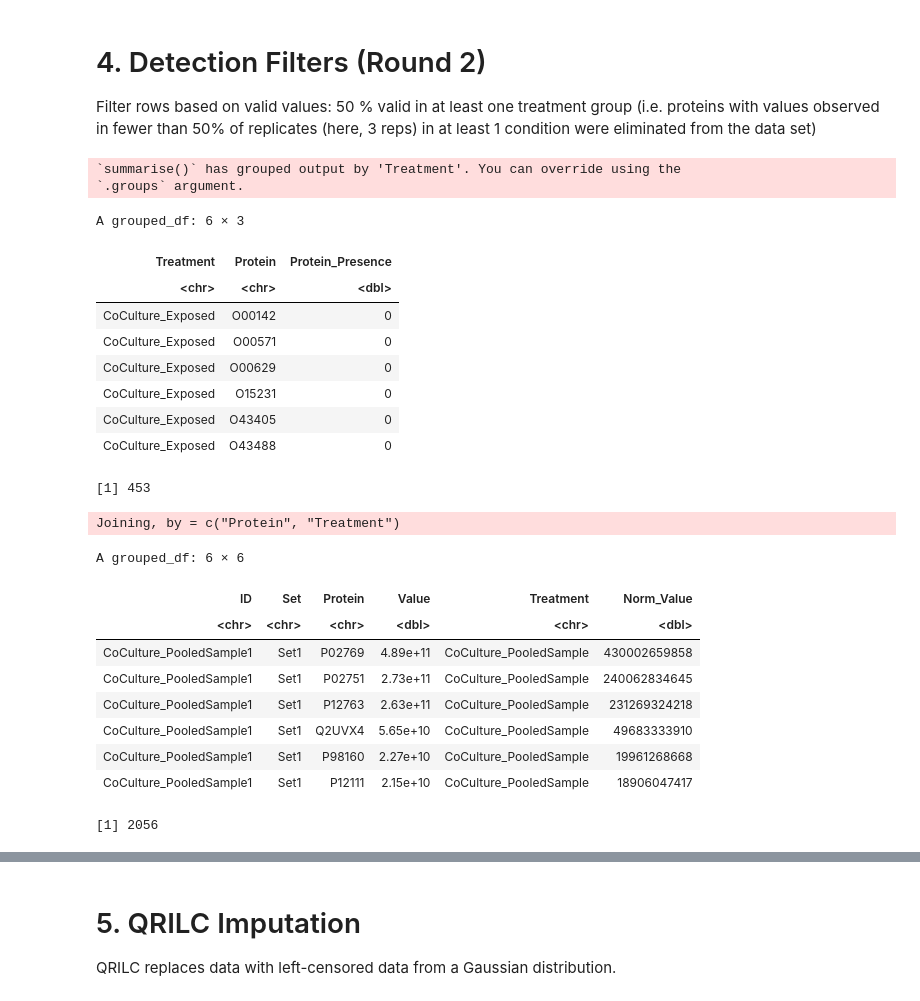
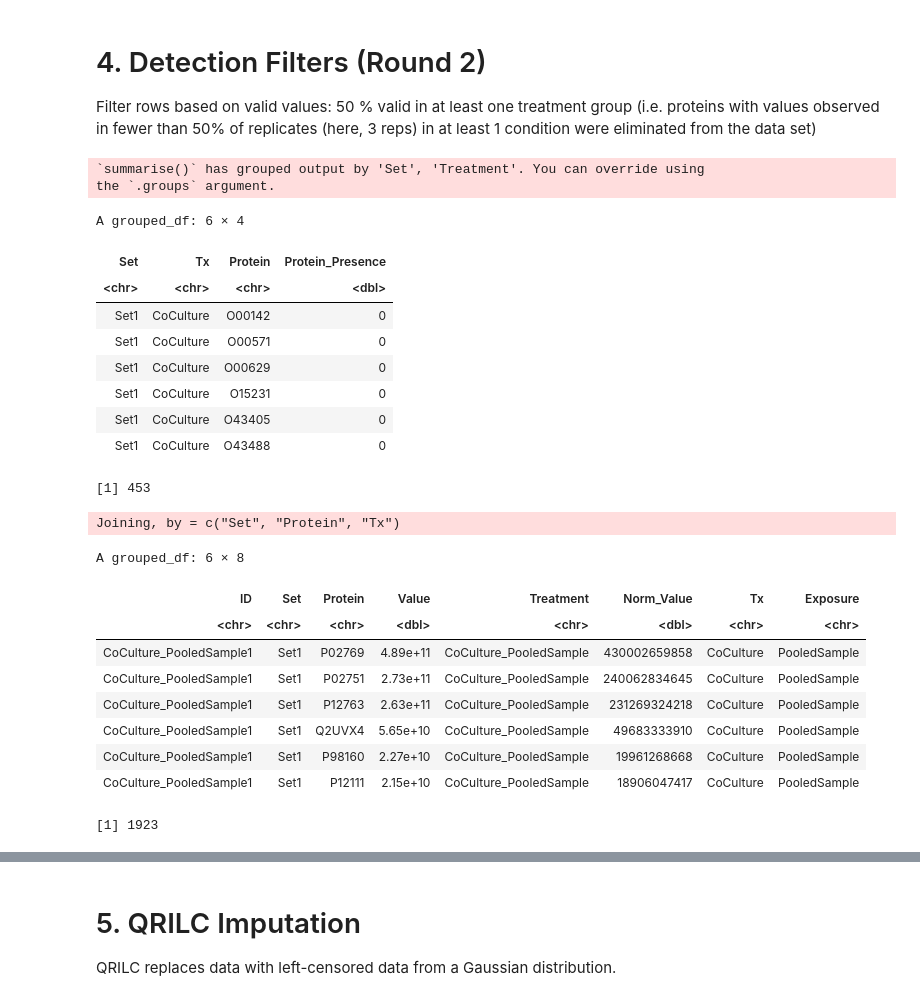
Before and after one commit to alexispayton/Wildfires-and-Extracellular-Vesicles-EVs-Woodsmoke-Alters-EV-Proteomic-Signatures-involved-in-Ext, a Jupyter notebook: 3. Proteomics Data Processing/Data Pre-processing.ipynb, the cells around one changed output, grey strips where cells are left out. Drawn from its saved outputs; the diff is of its cells as text; code cells hidden in the pictures.

```diff
--- a/3. Proteomics Data Processing/Data Pre-processing.ipynb
+++ b/3. Proteomics Data Processing/Data Pre-processing.ipynb
@@ -203,10 +182,13 @@ Filter rows based on valid values: 50 % valid in at least one treatment group (i
 removed_proteins_df = proteome_df %>%
     #creating 2 count cols: 1st for non-missing data, 2nd for all data
     mutate(data_count = ifelse(is.na(Value), 0, 1), all_count = 1) %>%
-    group_by(Treatment, Protein) %>%
+    group_by(Set, Treatment, Protein) %>%
     summarize(Protein_Presence = sum(data_count)/ sum(all_count) * 100) %>%
     filter(Protein_Presence < 50) %>%
-    arrange(Protein_Presence)
+    arrange(Protein_Presence) %>%
+    #just want a column that specifies the treatment and exposure separately to more easily remove proteins later
+    separate(Treatment, c("Tx", "Exposure"), sep = "_") %>%
+    select(-Exposure)
 
 head(removed_proteins_df)
 
@@ -214,36 +196,41 @@ removed_proteins = unique(removed_proteins_df$Protein)
 #number of proteins removed
 length(removed_proteins)
 # %% [output]
-`summarise()` has grouped output by 'Treatment'. You can override using the
-`.groups` argument.
+`summarise()` has grouped output by 'Set', 'Treatment'. You can override using
+the `.groups` argument.
-A grouped_df: 6 × 3
+A grouped_df: 6 × 4
-| Treatment | Protein | Protein_Presence |
-| <chr> | <chr> | <dbl> |
-| CoCulture_Exposed | O00142 | 0 |
-| CoCulture_Exposed | O00571 | 0 |
-| CoCulture_Exposed | O00629 | 0 |
-| CoCulture_Exposed | O15231 | 0 |
-| CoCulture_Exposed | O43405 | 0 |
-| CoCulture_Exposed | O43488 | 0 |
+| Set | Tx | Protein | Protein_Presence |
+| <chr> | <chr> | <chr> | <dbl> |
+| Set1 | CoCulture | O00142 | 0 |
+| Set1 | CoCulture | O00571 | 0 |
+| Set1 | CoCulture | O00629 | 0 |
+| Set1 | CoCulture | O15231 | 0 |
+| Set1 | CoCulture | O43405 | 0 |
+| Set1 | CoCulture | O43488 | 0 |
 [1] 453
 # %%
 # removing those 453 proteins from the entire dataset (but within each set)
 
-#finding proteins that exist only in the transformed_df but not the removed proteins_df
+#modifying cols of normalized df
+normalized_df = normalized_df %>%
+    mutate(Tx = Treatment) %>%
+    separate(Tx, c("Tx", "Exposure"), sep = "_")
+
+#finding proteins that exist only in the normalized_df but not the removed proteins_df
 detection_filter_2_df = anti_join(normalized_df, removed_proteins_df)
 head(detection_filter_2_df)
 
 #number of proteins kept
 length(unique(detection_filter_2_df$Protein))
 # %% [output]
-Joining, by = c("Protein", "Treatment")
+Joining, by = c("Set", "Protein", "Tx")
-A grouped_df: 6 × 6
+A grouped_df: 6 × 8
-| ID | Set | Protein | Value | Treatment | Norm_Value |
-| <chr> | <chr> | <chr> | <dbl> | <chr> | <dbl> |
-| CoCulture_PooledSample1 | Set1 | P02769 | 4.89e+11 | CoCulture_PooledSample | 430002659858 |
-| CoCulture_PooledSample1 | Set1 | P02751 | 2.73e+11 | CoCulture_PooledSample | 240062834645 |
-| CoCulture_PooledSample1 | Set1 | P12763 | 2.63e+11 | CoCulture_PooledSample | 231269324218 |
-| CoCulture_PooledSample1 | Set1 | Q2UVX4 | 5.65e+10 | CoCulture_PooledSample | 49683333910 |
-| CoCulture_PooledSample1 | Set1 | P98160 | 2.27e+10 | CoCulture_PooledSample | 19961268668 |
-| CoCulture_PooledSample1 | Set1 | P12111 | 2.15e+10 | CoCulture_PooledSample | 18906047417 |
+| ID | Set | Protein | Value | Treatment | Norm_Value | Tx | Exposure |
+| <chr> | <chr> | <chr> | <dbl> | <chr> | <dbl> | <chr> | <chr> |
+| CoCulture_PooledSample1 | Set1 | P02769 | 4.89e+11 | CoCulture_PooledSample | 430002659858 | CoCulture | PooledSample |
+| CoCulture_PooledSample1 | Set1 | P02751 | 2.73e+11 | CoCulture_PooledSample | 240062834645 | CoCulture | PooledSample |
+| CoCulture_PooledSample1 | Set1 | P12763 | 2.63e+11 | CoCulture_PooledSample | 231269324218 | CoCulture | PooledSample |
+| CoCulture_PooledSample1 | Set1 | Q2UVX4 | 5.65e+10 | CoCulture_PooledSample | 49683333910 | CoCulture | PooledSample |
+| CoCulture_PooledSample1 | Set1 | P98160 | 2.27e+10 | CoCulture_PooledSample | 19961268668 | CoCulture | PooledSample |
+| CoCulture_PooledSample1 | Set1 | P12111 | 2.15e+10 | CoCulture_PooledSample | 18906047417 | CoCulture | PooledSample |
-[1] 2056
+[1] 1923
```
Also changed, not shown: parts of 10 cells of this notebook.
